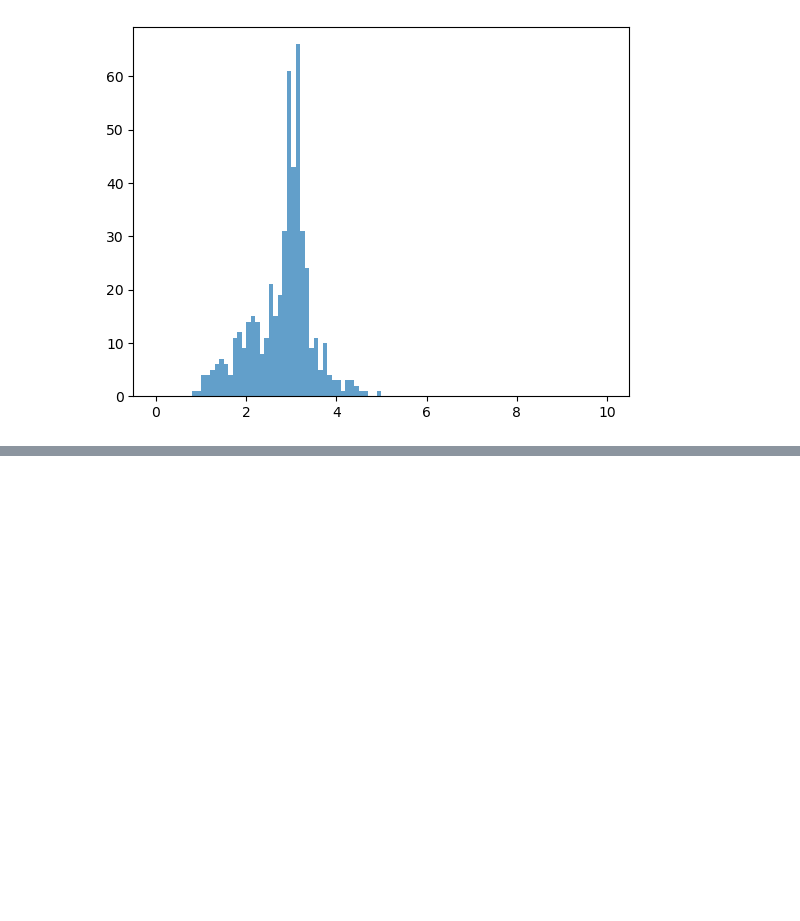
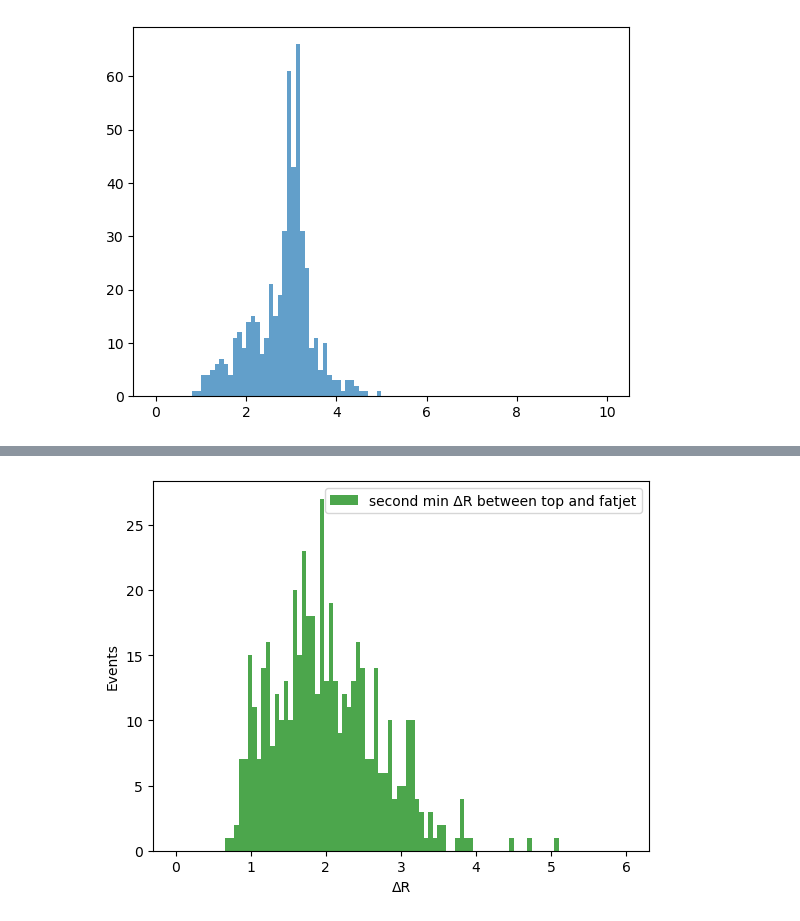
Before and after one commit to HEPchihwan/LRSM_tb_channel, a Jupyter notebook: SAMPLEPRODUCTION/using matrix/Genreco.ipynb, the cells around one changed output, grey strips where cells are left out. Cells and saved outputs as stored; diff of their text form; code cells hidden in the pictures; blank space fills up the shorter version.

```diff
--- a/SAMPLEPRODUCTION/using matrix/Genreco.ipynb
+++ b/SAMPLEPRODUCTION/using matrix/Genreco.ipynb
@@ -225,0 +442,90 @@ pdgid: [2, -1, 34, 34, 9900014, -13, -13, 9900014, -13, 22, 22, 34, 13, 13, 22,
+# %%
+#!/usr/bin/env python
+# -*- coding: utf-8 -*-
+
+from importlib import import_module
+import os
+import sys
+import argparse
+import linecache
+import uproot
+import vector
+import math
+import numpy as np
+import matplotlib.pyplot as plt
+import awkward as ak
+
+
+sample = "/data6/Users/snuintern1/LRSM_tb_channel/SAMPLEPRODUCTION/WRtoNMutoMuMuTB-HadTop_MWR-5000_MN-4900_13p6TeV/Run3Summer22NanoAODv12_WRtoNMutoMuMuTB-HadTop_MWR-5000_MN-4900_13p6TeV_22.root"
+file = uproot.open(sample)
+events = file["Events"]
+
+keys = events.keys()
+
+def delta_phi(phi1, phi2):
+    d = phi1 - phi2
+    # wrap to [-π, +π]
+    return (d + np.pi) % (2*np.pi) - np.pi
+
+def delta_r(deta, dphi):
+    return np.sqrt(d_eta**2 + d_phi**2)
+
+
+## gen part 관련 정보
+gen_pdgid = events["GenPart_pdgId"].array()
+gen_pt = events["GenPart_pt"].array()
+gen_eta = events["GenPart_eta"].array()
+gen_phi = events["GenPart_phi"].array()
+
+topmask = (gen_pdgid == 6) | (gen_pdgid == -6)
+top_eta = gen_eta[topmask]
+top_phi1 = gen_phi[topmask]
+
+## Fatjet
+fatjet_pt = events["FatJet_pt"].array()
+fatjet_eta = events["FatJet_eta"].array()
+fatjet_phi = events["FatJet_phi"].array()
+
+#deltar
+dr_total = []
+for i in range(len(fatjet_pt)):
+    if len(fatjet_pt[i]) == 0:
+        continue
+    if len(top_eta[i])  < 2:  # top_eta[i]가 비어있거나 길이가 1보다 작은 경우 건너뛰기
+        continue
+    # fatjet
+    top_etas = top_eta[i][1]
+
+    top_phi = top_phi1[i][1]
+    delta_eta = fatjet_eta[i] - top_etas
+
+    delta_phi = fatjet_phi[i] -top_phi
+    delta_phi = (delta_phi + np.pi) % (2 * np.pi) - np.pi  # wrap to [-π, +π]
+    #ΔR 계산
+    dr = np.sqrt(delta_eta**2 + delta_phi**2)
+
+    dr = np.sort(dr)  # Sort the ΔR
+    dr_total.append(dr)
+
+
+
+# leading ΔR 값만 모아서 1-D 배열로
+leading_drs   = np.array([dr[0] if len(dr) else np.nan for dr in dr_total]) # 가장 작은 ΔR 값
+nextleading_drs = np.array([dr[1] if len(dr) > 1 else np.nan for dr in dr_total]) #두번째로 작은 ΔR 값
+third_drs = np.array([dr[2] if len(dr) > 2 else np.nan for dr in dr_total]) #세번째로 작은 ΔR 값
+print(nextleading_drs)
+# leading 값을 제거하고 남은 ΔR 배열(길이가 사건마다 달라지므로 그대로 리스트 보존)
+remaining_drs = [dr[1:] for dr in dr_total]# 가장 작은 ΔR 값을 제거한 나머지 ΔR 값들
+
+#print(remaining_drs)
+flatten_remaining_drs = ak.flatten(remaining_drs)
+#plt.hist(leading_drs, bins=50, range=(0, 6), alpha=0.7, label='min ΔR between top and fatjet',color = 'red')
+plt.hist(nextleading_drs, bins=100, range=(0, 6), alpha=0.7, label='second min ΔR between top and fatjet',color = 'green')
+#plt.hist(third_drs, bins=50, range=(0, 6), alpha=0.7, label='third min ΔR between top and fatjet',color = 'blue')
+#plt.hist(flatten_remaining_drs, bins=50, range=(0, 6), alpha=0.3, label='ΔR between top and fatjet - min ΔR removed', color = 'orange')
+plt.xlabel('ΔR')
+plt.ylabel('Events')
+plt.legend()
+##############################
+#####################################
+# %% [output]
@@ -225,0 +550 @@ pdgid: [2, -1, 34, 34, 9900014, -13, -13, 9900014, -13, 22, 22, 34, 13, 13, 22,
+[figure, added]
```
Also changed, not shown: parts of 18 cells of this notebook, 2 other files.
